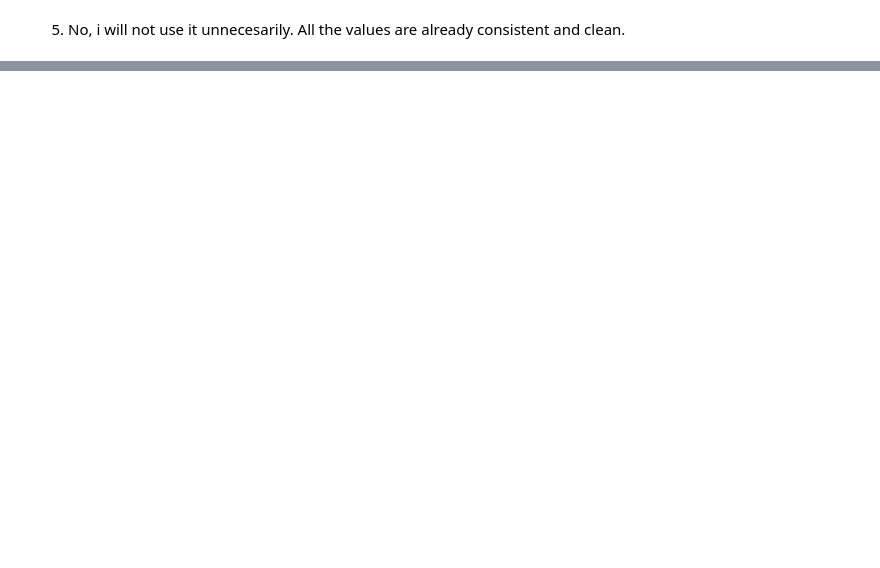
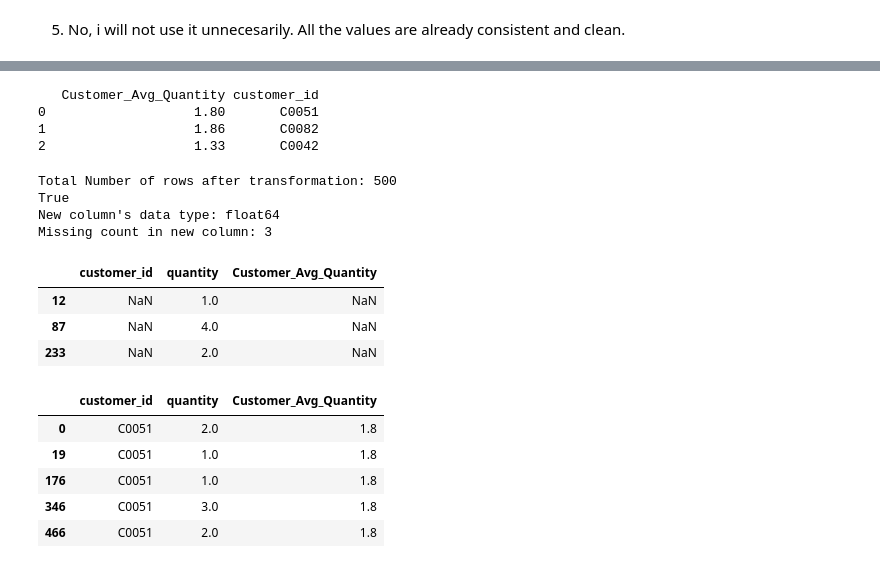
Before and after one commit to mohammadhamid8554-lgtm/data-science-from-scratch, a Jupyter notebook: phase_1.2_pandas/data_transformation.ipynb, the cells around one changed output, grey strips where cells are left out. Cells and saved outputs as stored; diff of their text form; code cells hidden in the pictures; blank space fills up the shorter version.

```diff
--- a/phase_1.2_pandas/data_transformation.ipynb
+++ b/phase_1.2_pandas/data_transformation.ipynb
@@ -1370,0 +1490,41 @@ What will result contain? Why is it different from Q2?
+# %%
+original_index = df_transformed.index.copy()
+
+df_transformed["Customer_Avg_Quantity"] = df_transformed.groupby("customer_id")["quantity"].transform("mean").round(2)
+print(df_transformed[["Customer_Avg_Quantity", "customer_id"]].head(3))
+# %% [output]
+   Customer_Avg_Quantity customer_id
+0                   1.80       C0051
+1                   1.86       C0082
+2                   1.33       C0042
+# %%
+print(f"Total Number of rows after transformation: {len(df_transformed)}")
+# Quick Inspection
+print(df_transformed.index.equals(original_index))
+print(f"New column's data type: {df_transformed["Customer_Avg_Quantity"].dtypes}")
+print(f"Missing count in new column: {df_transformed["Customer_Avg_Quantity"].isnull().sum()}")
+# Quick Cross check
+
+display(df_transformed.loc[df_transformed["Customer_Avg_Quantity"].isnull(),
+                    ["customer_id", "quantity", "Customer_Avg_Quantity"]])
+# The missing values are associated with customer ids.
+
+df_transformed[df_transformed["customer_id"] == "C0051"]["quantity"].mean()
+# It matches the value from our newly created column
+
+display(df_transformed.loc[df_transformed["customer_id"] == "C0051", ["customer_id", "quantity", "Customer_Avg_Quantity"]])
+# %% [output]
+Total Number of rows after transformation: 500
+True
+New column's data type: float64
+Missing count in new column: 3
+|  | customer_id | quantity | Customer_Avg_Quantity |
+| 12 | NaN | 1.0 | NaN |
+| 87 | NaN | 4.0 | NaN |
+| 233 | NaN | 2.0 | NaN |
+|  | customer_id | quantity | Customer_Avg_Quantity |
+| 0 | C0051 | 2.0 | 1.8 |
+| 19 | C0051 | 1.0 | 1.8 |
+| 176 | C0051 | 1.0 | 1.8 |
+| 346 | C0051 | 3.0 | 1.8 |
+| 466 | C0051 | 2.0 | 1.8 |
```
Also changed, not shown: parts of 12 cells of this notebook.
